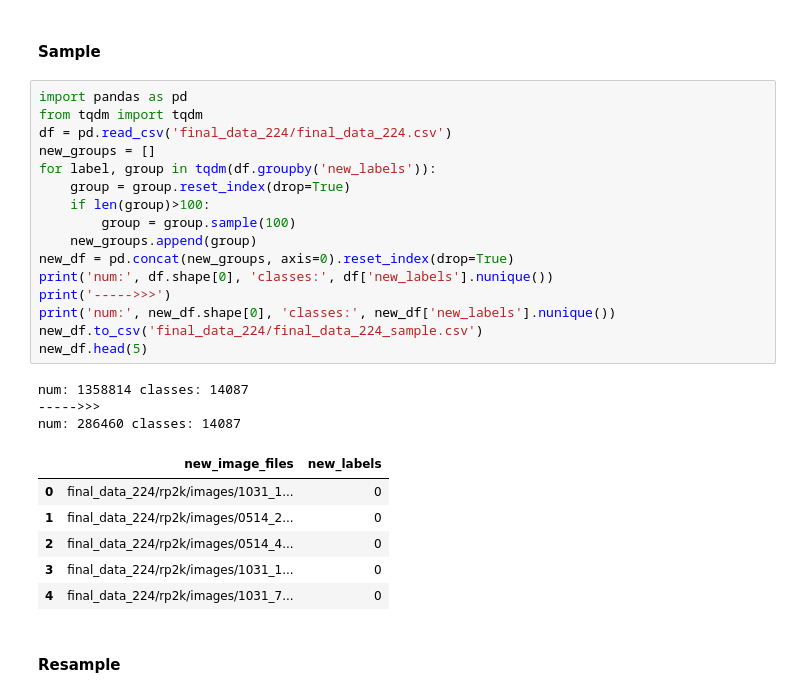
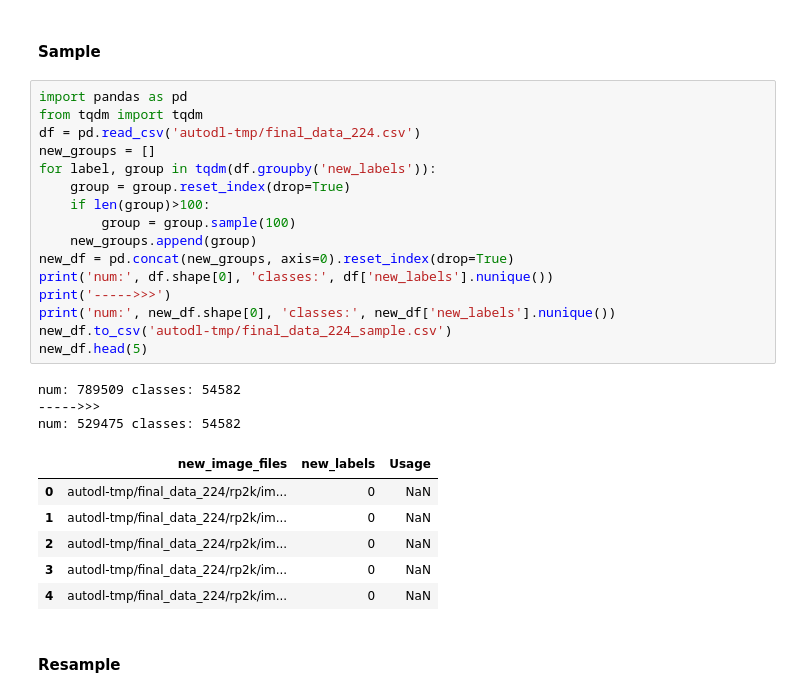
Before and after one commit to niveditarufus/vpr, a Jupyter notebook: big_dataset_creation/Data_Merge.ipynb, the cells around one changed output. Saved outputs shown, nothing was run; the diff lists cells and outputs as text.

```diff
--- a/big_dataset_creation/Data_Merge.ipynb
+++ b/big_dataset_creation/Data_Merge.ipynb
@@ -224,29 +181,29 @@ df_merge.head(5)
 # %%
 import pandas as pd
 from tqdm import tqdm
-df = pd.read_csv('final_data_224/final_data_224.csv')
+df = pd.read_csv('autodl-tmp/final_data_224.csv')
 new_groups = []
 for label, group in tqdm(df.groupby('new_labels')):
     group = group.reset_index(drop=True)
     if len(group)>100:
         group = group.sample(100)
     new_groups.append(group)
 new_df = pd.concat(new_groups, axis=0).reset_index(drop=True)
 print('num:', df.shape[0], 'classes:', df['new_labels'].nunique())
 print('----->>>')
 print('num:', new_df.shape[0], 'classes:', new_df['new_labels'].nunique())
-new_df.to_csv('final_data_224/final_data_224_sample.csv')
+new_df.to_csv('autodl-tmp/final_data_224_sample.csv')
 new_df.head(5)
 # %% [output]
-num: 1358814 classes: 14087
+num: 789509 classes: 54582
 ----->>>
-num: 286460 classes: 14087
+num: 529475 classes: 54582
-|  | new_image_files | new_labels |
-| 0 | final_data_224/rp2k/images/1031_1... | 0 |
-| 1 | final_data_224/rp2k/images/0514_2... | 0 |
-| 2 | final_data_224/rp2k/images/0514_4... | 0 |
-| 3 | final_data_224/rp2k/images/1031_1... | 0 |
-| 4 | final_data_224/rp2k/images/1031_7... | 0 |
+|  | new_image_files | new_labels | Usage |
+| 0 | autodl-tmp/final_data_224/rp2k/im... | 0 | NaN |
+| 1 | autodl-tmp/final_data_224/rp2k/im... | 0 | NaN |
+| 2 | autodl-tmp/final_data_224/rp2k/im... | 0 | NaN |
+| 3 | autodl-tmp/final_data_224/rp2k/im... | 0 | NaN |
+| 4 | autodl-tmp/final_data_224/rp2k/im... | 0 | NaN |
 # %% [markdown]
 #### Resample
 # %%
```
Also changed, not shown: parts of 15 cells of this notebook, 2 other files.
